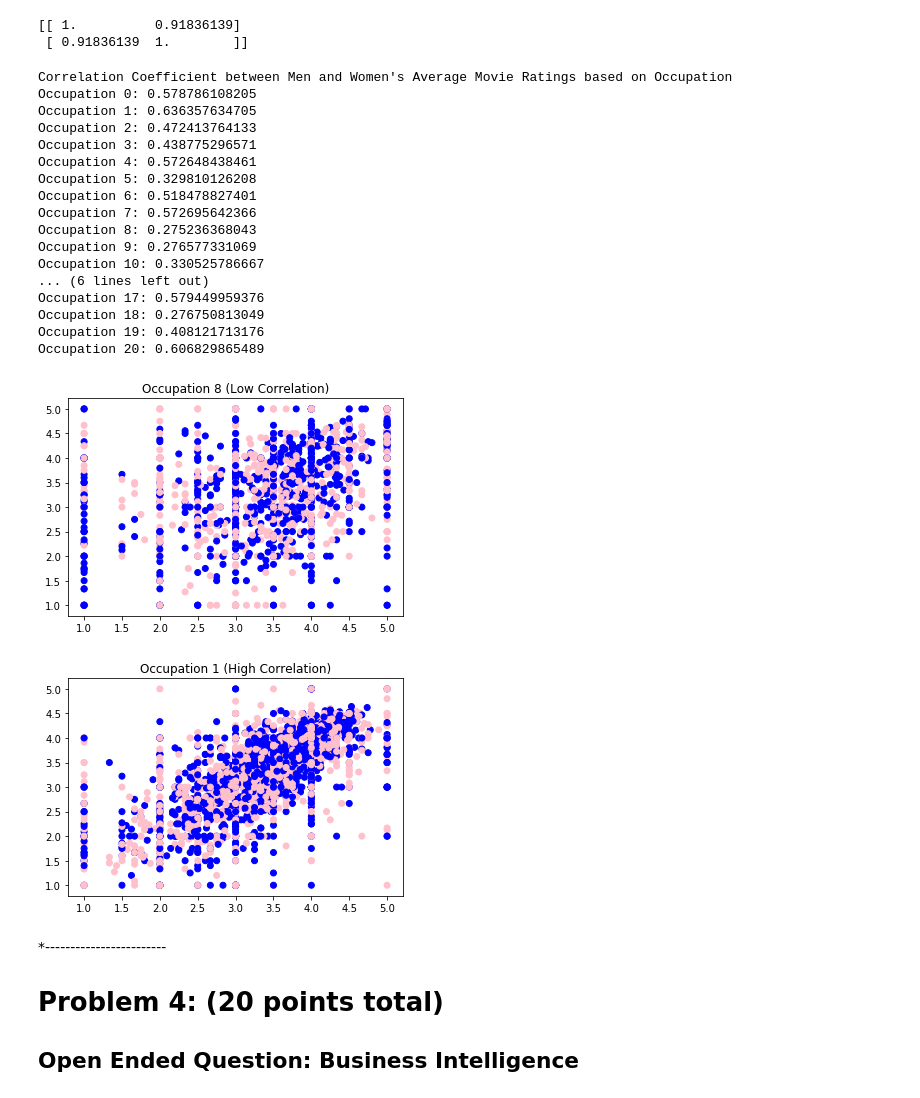
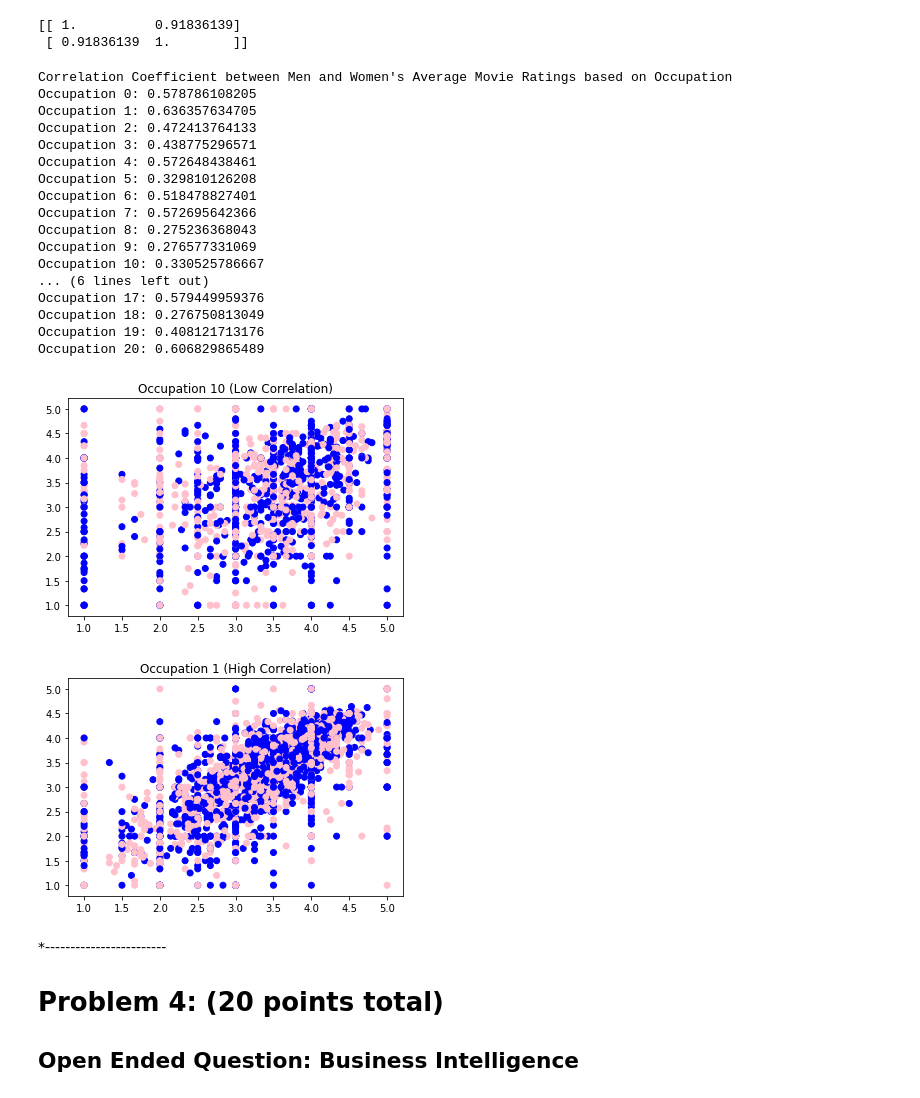
Before and after one commit to claireedanaher/DS501, a Jupyter notebook: CaseStudy2/CaseStudy2_Master.ipynb, the cells around one changed output. Drawn from its saved outputs; the diff is of its cells as text; code cells hidden in the pictures.

```diff
--- a/CaseStudy2/CaseStudy2_Master.ipynb
+++ b/CaseStudy2/CaseStudy2_Master.ipynb
@@ -566,35 +557,35 @@ for i in range(21):
 occupation = all_data[all_data.occupation == 10]
 table_movie_occupation = pd.pivot_table(occupation, columns=['gender'],values='rating',index=['movie_id'],aggfunc='mean')
 table_movie_occupation = table_movie_occupation.dropna()
 plt.scatter(table_movie_occupation["F"],table_movie_occupation["M"], c = ['pink', 'blue'])
-plt.title('Occupation 8 (Low Correlation)')
+plt.title('Occupation 10 (Low Correlation)')
 plt.show()
 
 occupation = all_data[all_data.occupation == 1]
 table_movie_occupation = pd.pivot_table(occupation, columns=['gender'],values='rating',index=['movie_id'],aggfunc='mean')
 table_movie_occupation = table_movie_occupation.dropna()
 plt.scatter(table_movie_occupation["F"],table_movie_occupation["M"], c = ['pink', 'blue'])
 plt.title('Occupation 1 (High Correlation)')
 plt.show()
 # %% [output]
 Correlation Coefficient between Men and Women's Average Movie Ratings based on Occupation
 Occupation 0: 0.578786108205
 Occupation 1: 0.636357634705
 Occupation 2: 0.472413764133
 Occupation 3: 0.438775296571
 Occupation 4: 0.572648438461
 Occupation 5: 0.329810126208
 Occupation 6: 0.518478827401
 Occupation 7: 0.572695642366
 Occupation 8: 0.275236368043
 Occupation 9: 0.276577331069
 Occupation 10: 0.330525786667
 ... (6 lines left out)
 Occupation 17: 0.579449959376
 Occupation 18: 0.276750813049
 Occupation 19: 0.408121713176
 Occupation 20: 0.606829865489
-[figure, old version]
+[figure, new version]
 [figure]
 # %% [markdown]
 *------------------------
```
Also changed, not shown: parts of 13 cells of this notebook, 1 other file.
